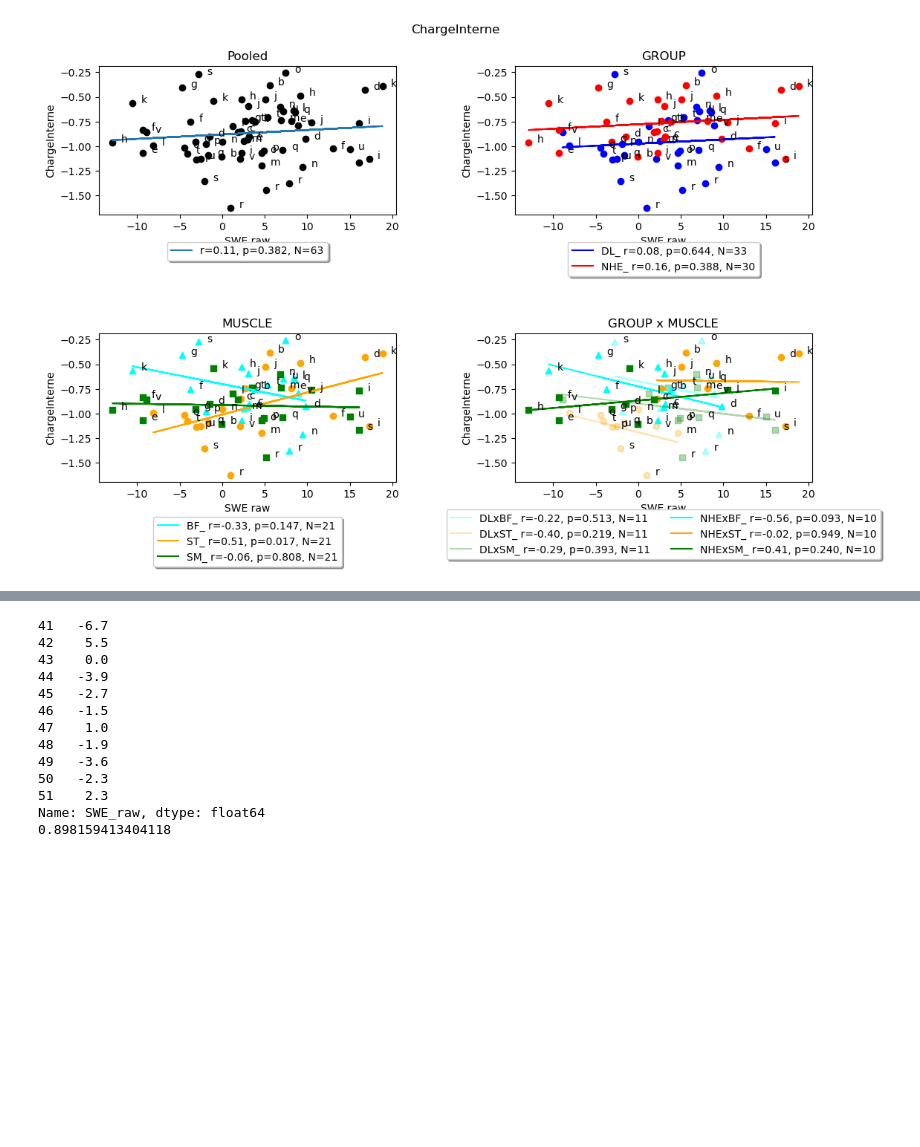
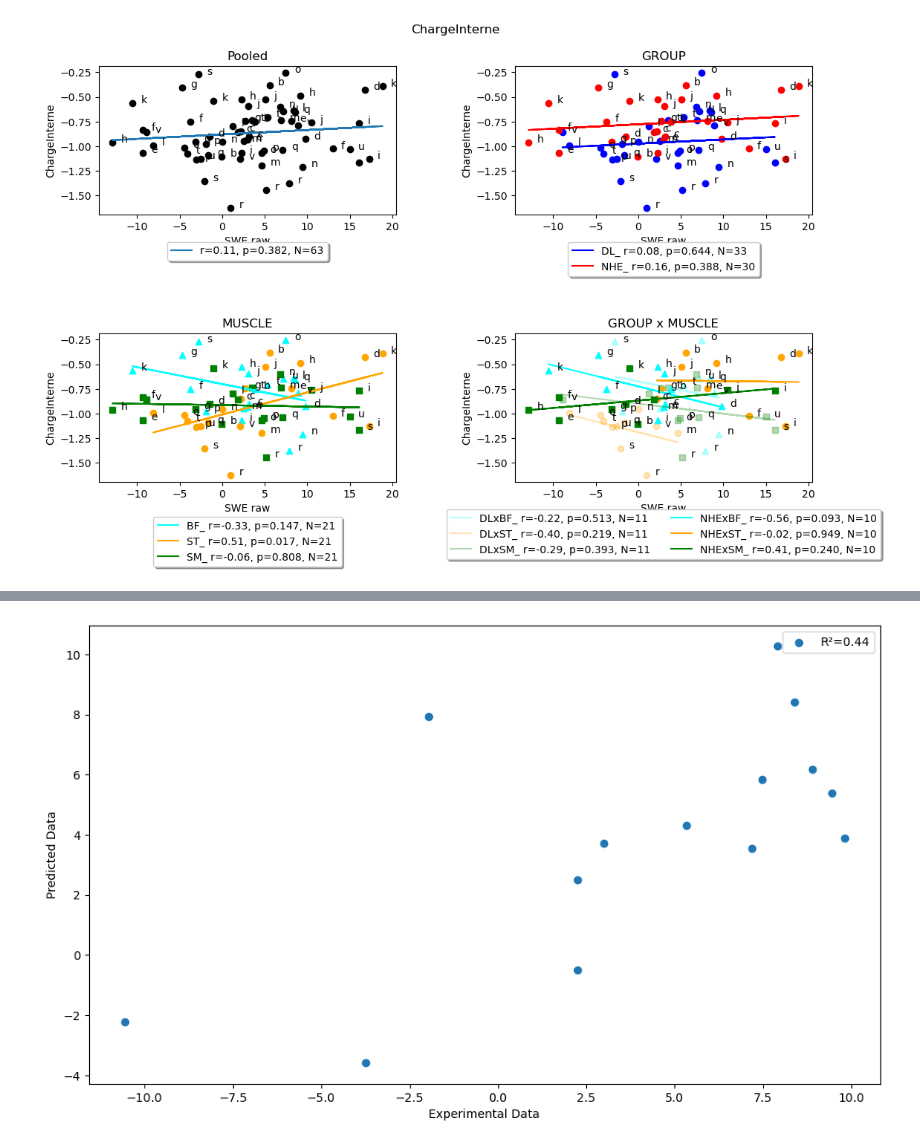
Before and after one commit to doguetv/stats_quadrature, a Jupyter notebook: stats_titouan_whole.ipynb, the cells around one changed output, grey strips where cells are left out. Drawn from its saved outputs; the diff is of its cells as text; code cells hidden in the pictures; blank space fills up the shorter version.

```diff
--- a/stats_titouan_whole.ipynb
+++ b/stats_titouan_whole.ipynb
@@ -537,21 +551,41 @@ LinregressResult(slope=-0.0013902989195379684, intercept=-0.9141781896303427, rv
 # %%
 #########################
 # Multiple Linear Regression
 ########################
+from sklearn.model_selection import train_test_split
+from sklearn.linear_model import LinearRegression
+from sklearn.metrics import r2_score
+
 """
 
 """
+#set a working dataframe
+base_df = dftrans.copy()
+
+#Filter for BF muscle since it has good results
+base_df = base_df[base_df['MUSCLE'] == 'BF']
+
+#create dependent variable dataframe
+X = base_df[['ACTIVATION', 'LRELATIVE', 'F_V', 'ForceRelative']]
+#get Independent variable
+y = base_df['SWE_raw']
+
+#Split the pool to get 70% Train data & 30% Test Data (shuffled)
+X_train, X_test, y_train, y_test = train_test_split(X, y, test_size=0.3, random_state=42)
+
+#Fit a linear model using train data
+lr = LinearRegression()
+lr.fit(X_train, y_train)
+#get the predicted data from training
+y_pred_train = lr.predict(X_train)
+r2 = r2_score(y_train, y_pred_train)
+
+#Represent predictivedata against actual data (from training pool) for validation
+plt.scatter(y_train, y_pred_train, label=f'R²={r2:.2f}')
+#plt.plot(y_train, lr.intercept_ + lr.coef_ * y_train, label=line)
+plt.xlabel('Experimental Data')
+plt.ylabel('Predicted Data')
+plt.legend()
+plt.show()
 # %% [output]
-41   -6.7
-42    5.5
-43    0.0
-44   -3.9
-45   -2.7
-46   -1.5
-47    1.0
-48   -1.9
-49   -3.6
-50   -2.3
-51    2.3
-Name: SWE_raw, dtype: float64
-0.898159413404118
+[figure, added]
```
Also changed, not shown: parts of 2 cells of this notebook.
